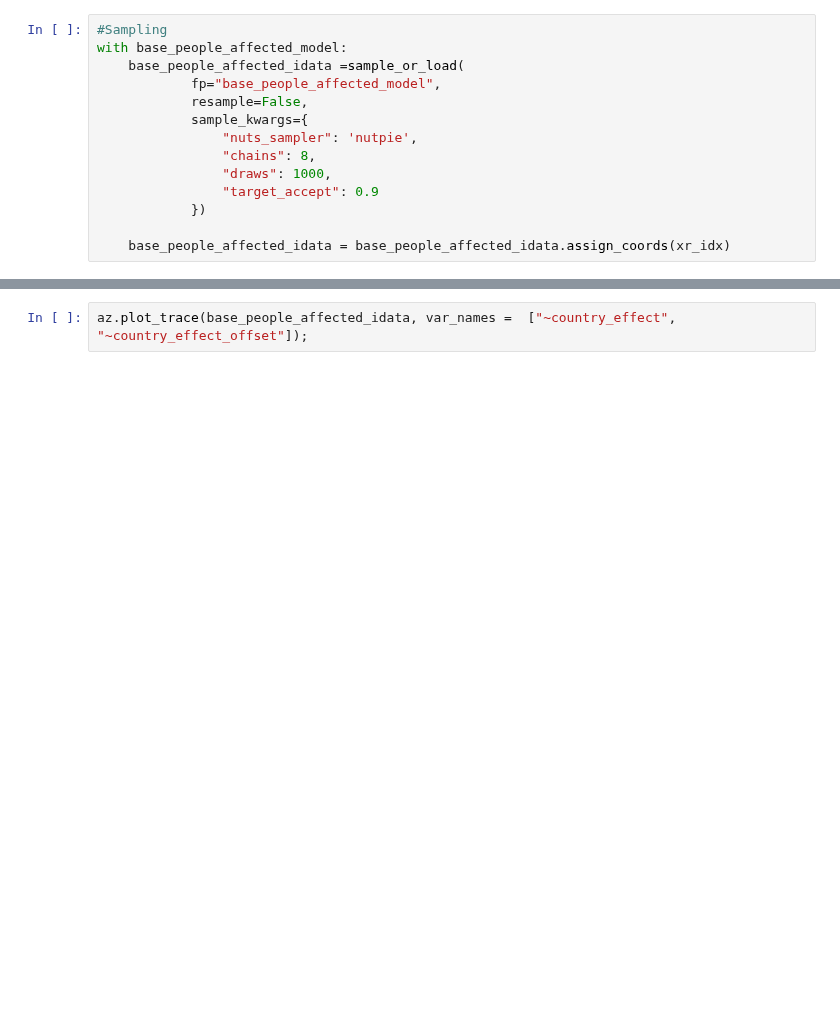
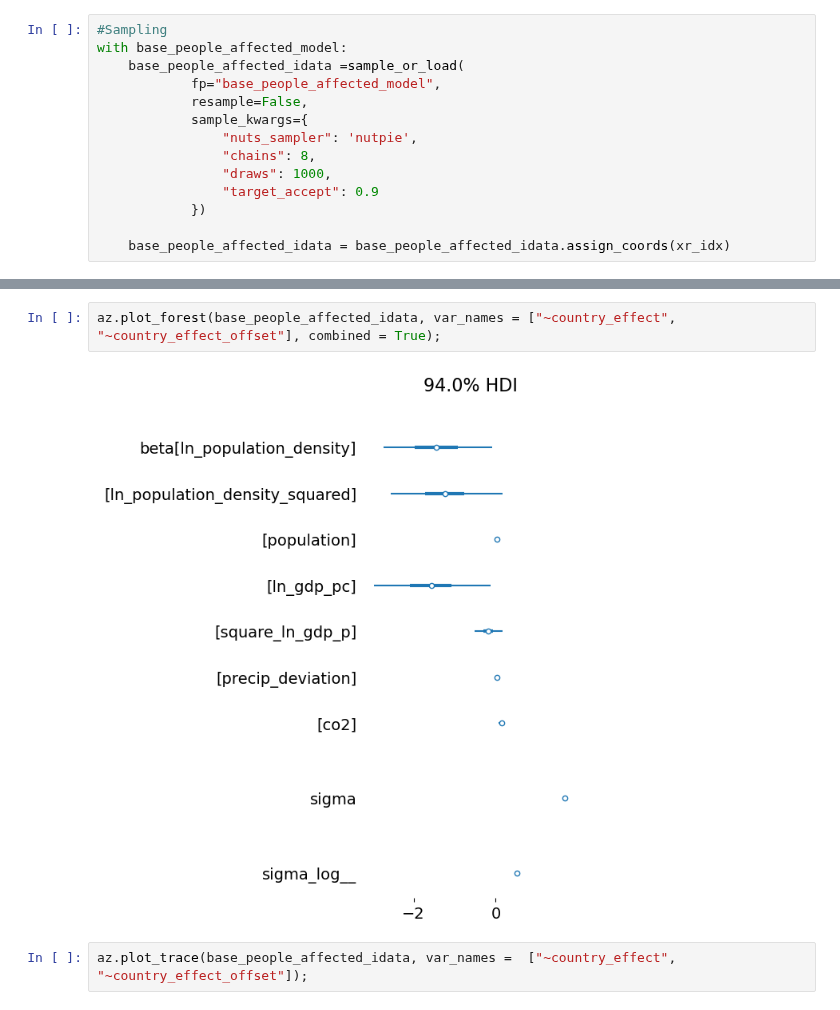
Before and after one commit to jessegrabowski/laos-climate-change, a Jupyter notebook: notebooks/Draft geospatial hydro_damage.ipynb, the cells around one changed output, grey strips where cells are left out. Cells and saved outputs as stored; diff of their text form; blank space fills up the shorter version.

```diff
--- a/notebooks/Draft geospatial hydro_damage.ipynb
+++ b/notebooks/Draft geospatial hydro_damage.ipynb
@@ -319,6 +319,10 @@ az.summary(base_people_affected_idata, ["~country_effect", "~country_effect_offs
 | beta[co2] | 0.150 | 0.045 | 0.065 | 0.231 | 0.003 | 0.002 | 249.0 | 777.0 | 1.03 |
 | sigma | 1.685 | 0.026 | 1.635 | 1.734 | 0.000 | 0.000 | 8870.0 | 5409.0 | 1.00 |
 | sigma_log__ | 0.522 | 0.016 | 0.492 | 0.551 | 0.000 | 0.000 | 8870.0 | 5409.0 | 1.00 |
+# %%
+az.plot_forest(base_people_affected_idata, var_names = ["~country_effect", "~country_effect_offset"], combined = True);
+# %% [output]
+[figure, added]
 # %%
 az.plot_trace(base_people_affected_idata, var_names =  ["~country_effect", "~country_effect_offset"]);
 # %% [output]
```
Also changed, not shown: parts of 4 cells of this notebook.
